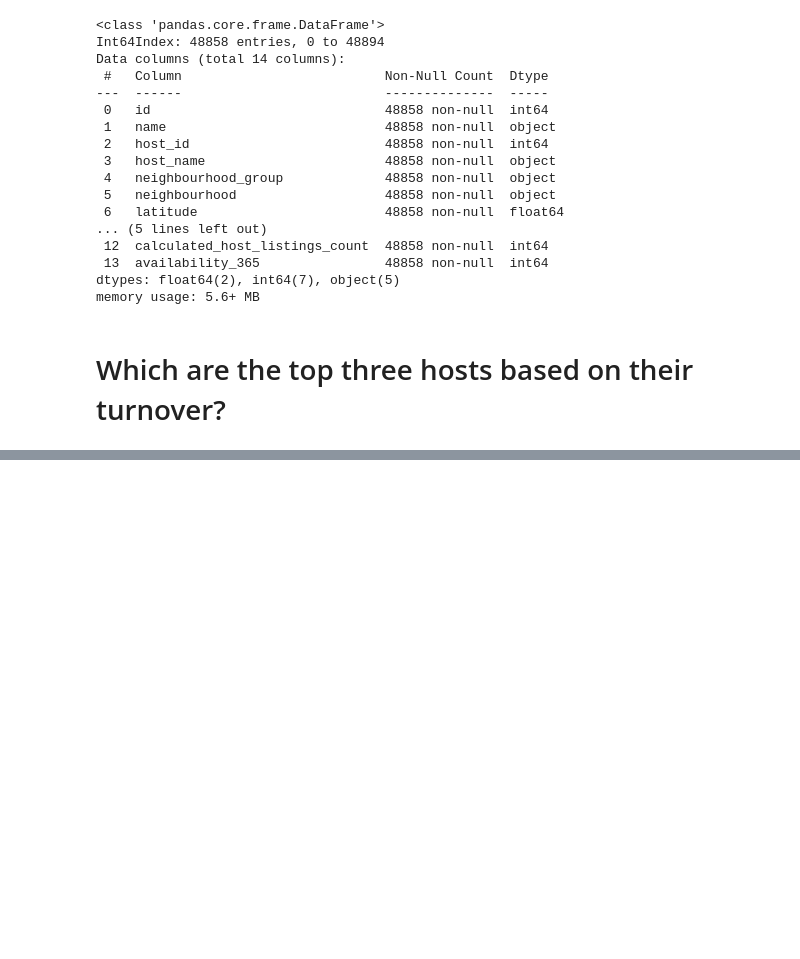
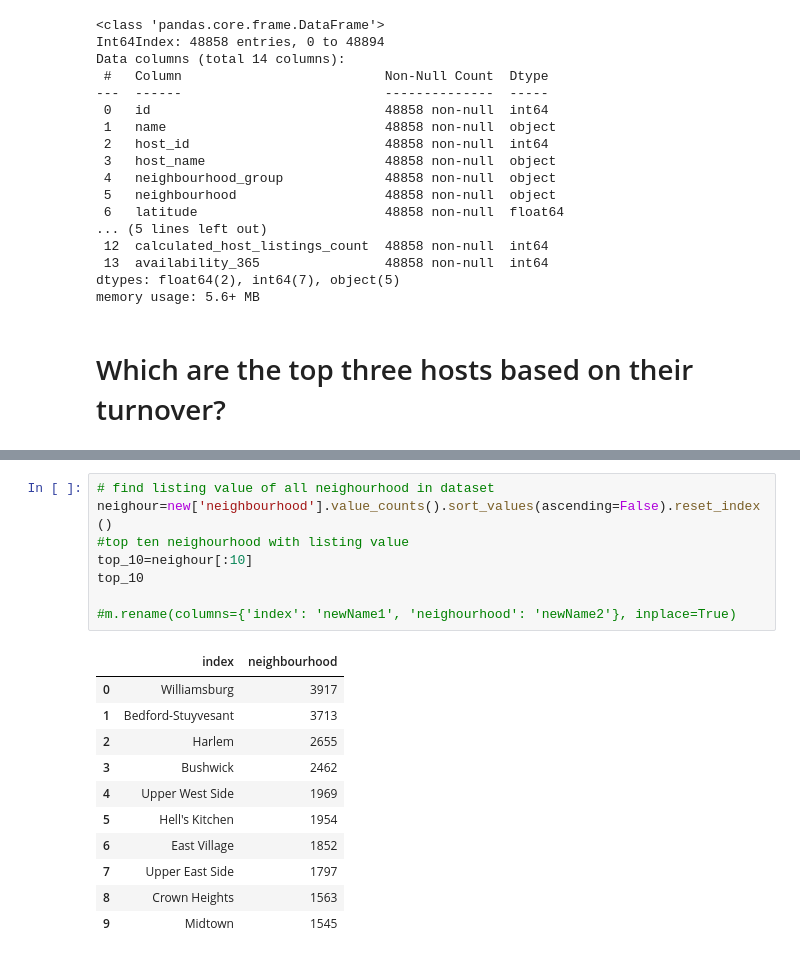
Before and after one commit to satendra-p/Airbnb_data-analysis, a Jupyter notebook: Team_Project_EDA_Capstone_ipynb.ipynb, the cells around one changed output, grey strips where cells are left out. Saved outputs shown, nothing was run; the diff lists cells and outputs as text; blank space fills up the shorter version.

```diff
--- a/Team_Project_EDA_Capstone_ipynb.ipynb
+++ b/Team_Project_EDA_Capstone_ipynb.ipynb
@@ -996,0 +1125,20 @@ new.head()
+# %%
+# find listing value of all neighourhood in dataset
+neighour=new['neighbourhood'].value_counts().sort_values(ascending=False).reset_index()
+#top ten neighourhood with listing value
+top_10=neighour[:10]
+top_10
+
+#m.rename(columns={'index': 'newName1', 'neighourhood': 'newName2'}, inplace=True)
+# %% [output]
+|  | index | neighbourhood |
+| 0 | Williamsburg | 3917 |
+| 1 | Bedford-Stuyvesant | 3713 |
+| 2 | Harlem | 2655 |
+| 3 | Bushwick | 2462 |
+| 4 | Upper West Side | 1969 |
+| 5 | Hell's Kitchen | 1954 |
+| 6 | East Village | 1852 |
+| 7 | Upper East Side | 1797 |
+| 8 | Crown Heights | 1563 |
+| 9 | Midtown | 1545 |
```
Also changed, not shown: parts of 27 cells of this notebook.
